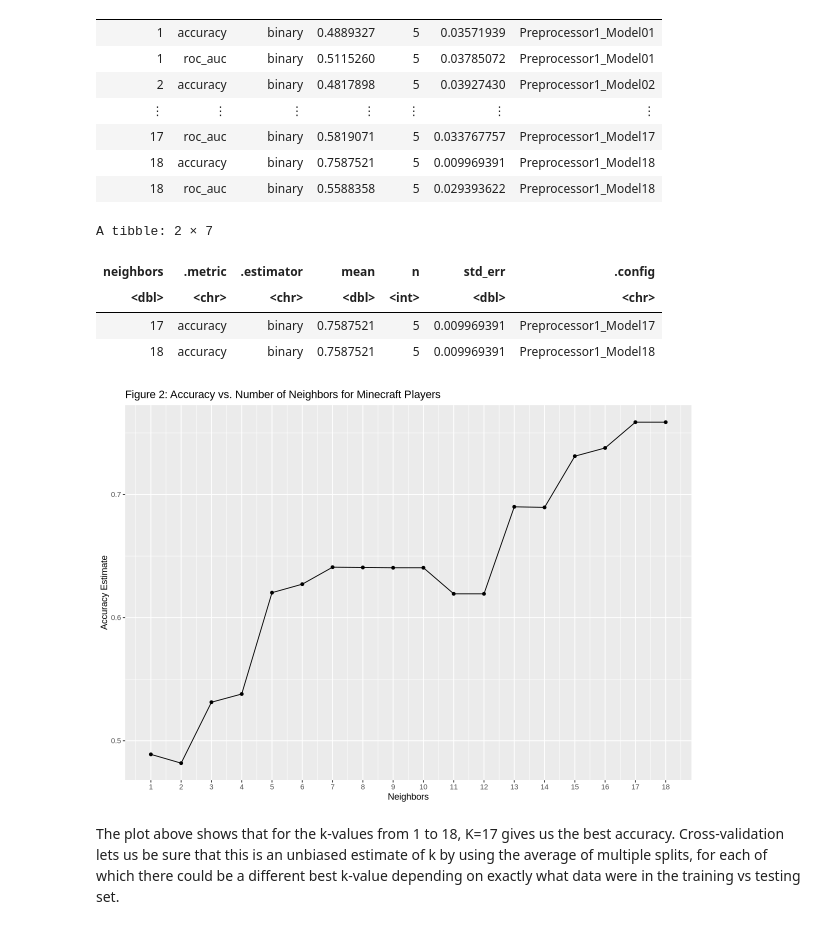
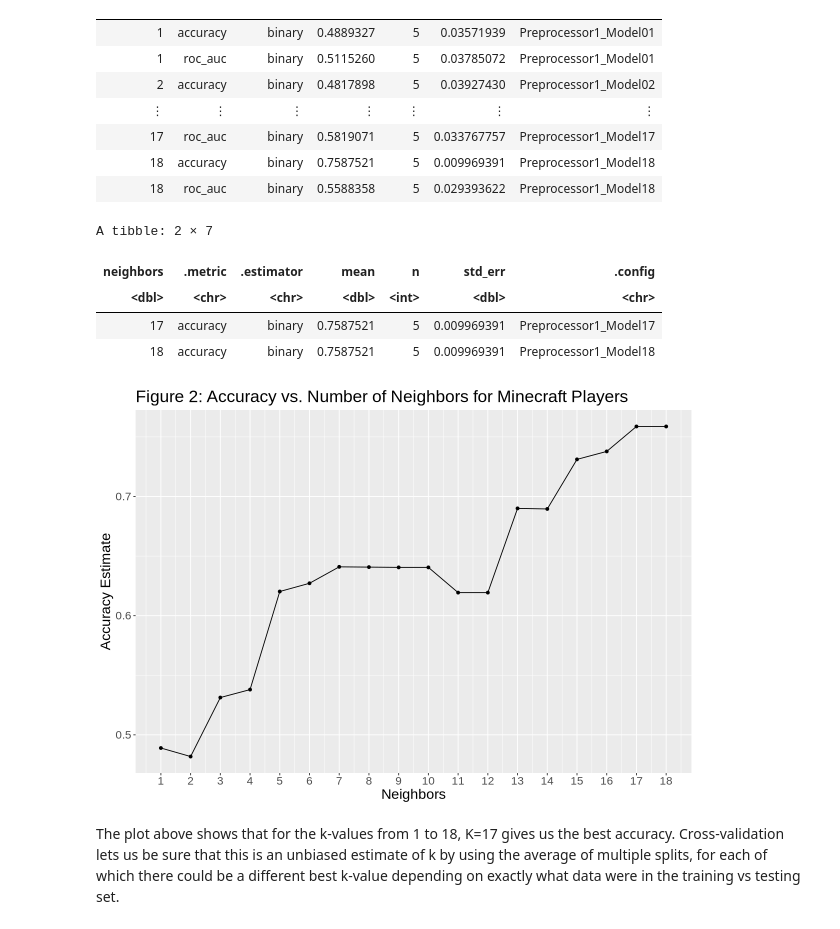
Before and after one commit to alicewj110/minecraft_pj, a Jupyter notebook: 2Final_Report.ipynb, the cells around one changed output. Drawn from its saved outputs; the diff is of its cells as text; code cells hidden in the pictures.

```diff
--- a/2Final_Report.ipynb
+++ b/2Final_Report.ipynb
@@ -256,27 +259,28 @@ A tibble: 36 × 7
 # %%
 # Filtering for the accuracy metric, and graphing accuracy over K-values
 
 options(repr.plot.width = 10, repr.plot.height = 7)
 accuracies <- players_fit |>
        filter(.metric == "accuracy")
 
 accuracy_versus_k <- ggplot(accuracies, aes(x = neighbors, y = mean))+
        geom_point() +
        geom_line() +
        labs(x = "Neighbors", y = "Accuracy Estimate", title="Figure 2: Accuracy vs. Number of Neighbors for Minecraft Players") +
-       scale_x_continuous(breaks = seq(0, 60, by = 1))
+       scale_x_continuous(breaks = seq(0, 60, by = 1)) +
+       theme(text = element_text(size = 17))
 
 best_k <- slice_max(accuracies, mean, n = 1)
 
 accuracy_versus_k
 best_k
 # %% [output]
 A tibble: 2 × 7
 | neighbors | .metric | .estimator | mean | n | std_err | .config |
 | <dbl> | <chr> | <chr> | <dbl> | <int> | <dbl> | <chr> |
 | 17 | accuracy | binary | 0.7587521 | 5 | 0.009969391 | Preprocessor1_Model17 |
 | 18 | accuracy | binary | 0.7587521 | 5 | 0.009969391 | Preprocessor1_Model18 |
-[figure, old version]
+[figure, new version]
 # %% [markdown]
 The plot above shows that for the k-values from 1 to 18, K=17 gives us the best accuracy. Cross-validation lets us be sure that this is an unbiased estimate of k by using the average of multiple splits, for each of which there could be a different best k-value depending on exactly what data were in the training vs testing set.
 # %%
```
Also changed, not shown: parts of 3 cells of this notebook.
